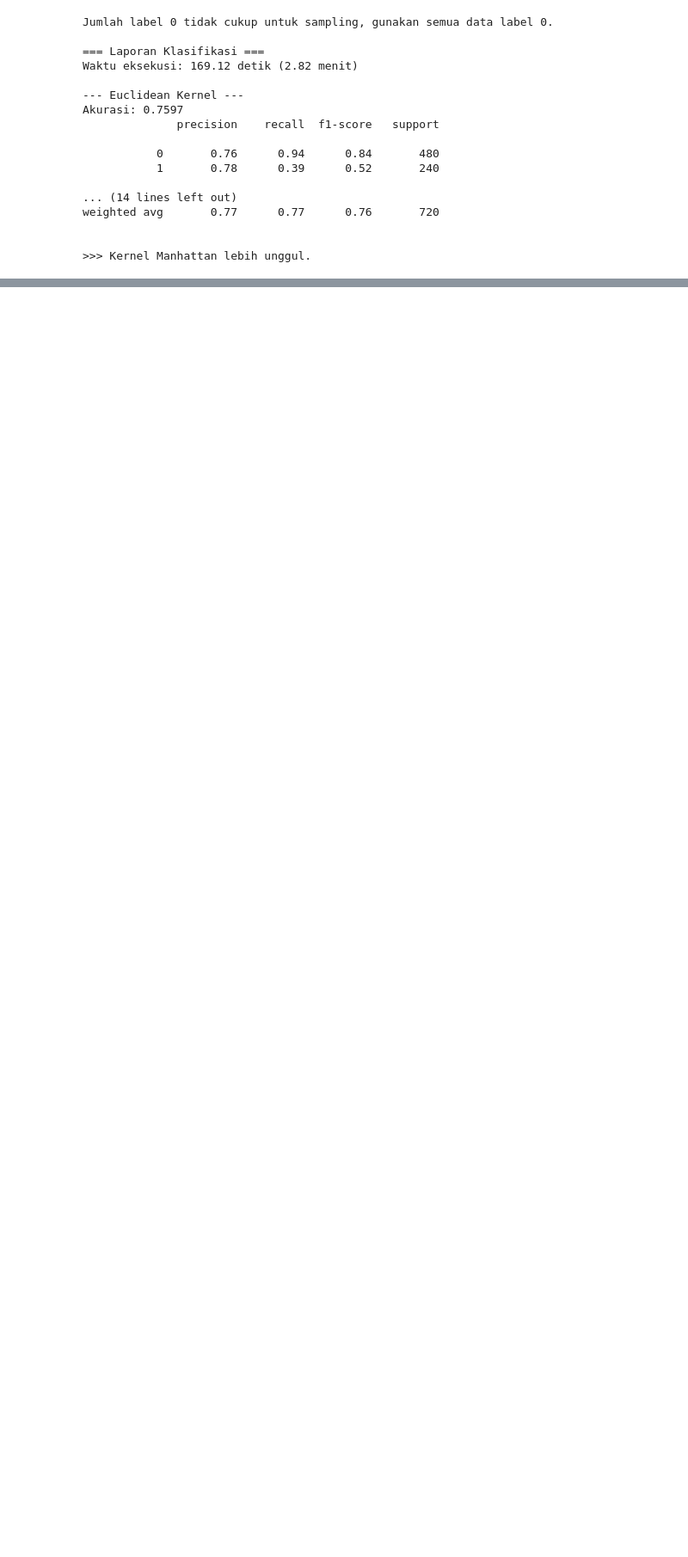
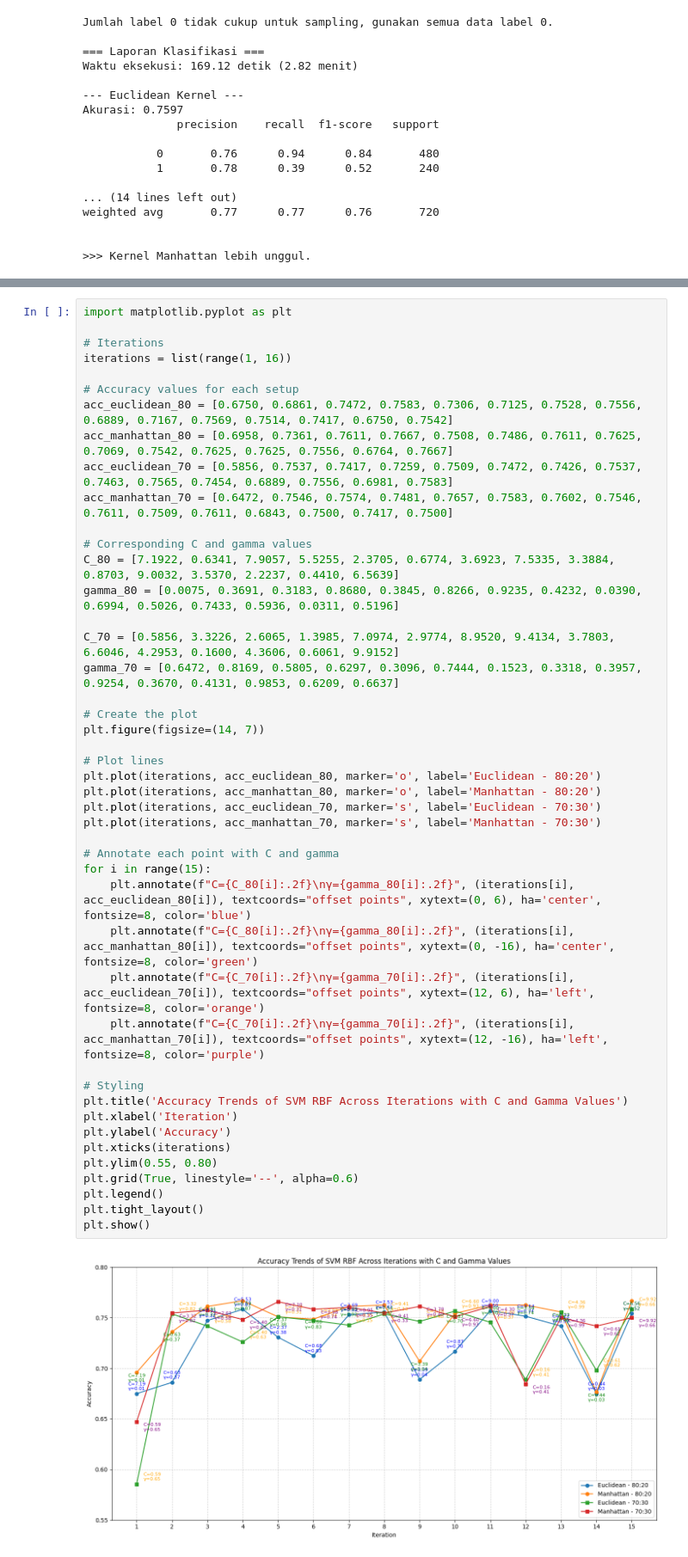
Before and after one commit to asrianda/jurnal, a Jupyter notebook: jurnal_SVM_Ilkom1.ipynb, the cells around one changed output, grey strips where cells are left out. Shown at 86% size. Cells and saved outputs as stored; diff of their text form; blank space fills up the shorter version.

```diff
--- a/jurnal_SVM_Ilkom1.ipynb
+++ b/jurnal_SVM_Ilkom1.ipynb
@@ -1344,0 +1436,47 @@ weighted avg       0.77      0.77      0.76       720
+# %%
+import matplotlib.pyplot as plt
+
+# Iterations
+iterations = list(range(1, 16))
+
+# Accuracy values for each setup
+acc_euclidean_80 = [0.6750, 0.6861, 0.7472, 0.7583, 0.7306, 0.7125, 0.7528, 0.7556, 0.6889, 0.7167, 0.7569, 0.7514, 0.7417, 0.6750, 0.7542]
+acc_manhattan_80 = [0.6958, 0.7361, 0.7611, 0.7667, 0.7508, 0.7486, 0.7611, 0.7625, 0.7069, 0.7542, 0.7625, 0.7625, 0.7556, 0.6764, 0.7667]
+acc_euclidean_70 = [0.5856, 0.7537, 0.7417, 0.7259, 0.7509, 0.7472, 0.7426, 0.7537, 0.7463, 0.7565, 0.7454, 0.6889, 0.7556, 0.6981, 0.7583]
+acc_manhattan_70 = [0.6472, 0.7546, 0.7574, 0.7481, 0.7657, 0.7583, 0.7602, 0.7546, 0.7611, 0.7509, 0.7611, 0.6843, 0.7500, 0.7417, 0.7500]
+
+# Corresponding C and gamma values
+C_80 = [7.1922, 0.6341, 7.9057, 5.5255, 2.3705, 0.6774, 3.6923, 7.5335, 3.3884, 0.8703, 9.0032, 3.5370, 2.2237, 0.4410, 6.5639]
+gamma_80 = [0.0075, 0.3691, 0.3183, 0.8680, 0.3845, 0.8266, 0.9235, 0.4232, 0.0390, 0.6994, 0.5026, 0.7433, 0.5936, 0.0311, 0.5196]
+
+C_70 = [0.5856, 3.3226, 2.6065, 1.3985, 7.0974, 2.9774, 8.9520, 9.4134, 3.7803, 6.6046, 4.2953, 0.1600, 4.3606, 0.6061, 9.9152]
+gamma_70 = [0.6472, 0.8169, 0.5805, 0.6297, 0.3096, 0.7444, 0.1523, 0.3318, 0.3957, 0.9254, 0.3670, 0.4131, 0.9853, 0.6209, 0.6637]
+
+# Create the plot
+plt.figure(figsize=(14, 7))
+
+# Plot lines
+plt.plot(iterations, acc_euclidean_80, marker='o', label='Euclidean - 80:20')
+plt.plot(iterations, acc_manhattan_80, marker='o', label='Manhattan - 80:20')
+plt.plot(iterations, acc_euclidean_70, marker='s', label='Euclidean - 70:30')
+plt.plot(iterations, acc_manhattan_70, marker='s', label='Manhattan - 70:30')
+
+# Annotate each point with C and gamma
+for i in range(15):
+    plt.annotate(f"C={C_80[i]:.2f}\nγ={gamma_80[i]:.2f}", (iterations[i], acc_euclidean_80[i]), textcoords="offset points", xytext=(0, 6), ha='center', fontsize=8, color='blue')
+    plt.annotate(f"C={C_80[i]:.2f}\nγ={gamma_80[i]:.2f}", (iterations[i], acc_manhattan_80[i]), textcoords="offset points", xytext=(0, -16), ha='center', fontsize=8, color='green')
+    plt.annotate(f"C={C_70[i]:.2f}\nγ={gamma_70[i]:.2f}", (iterations[i], acc_euclidean_70[i]), textcoords="offset points", xytext=(12, 6), ha='left', fontsize=8, color='orange')
+    plt.annotate(f"C={C_70[i]:.2f}\nγ={gamma_70[i]:.2f}", (iterations[i], acc_manhattan_70[i]), textcoords="offset points", xytext=(12, -16), ha='left', fontsize=8, color='purple')
+
+# Styling
+plt.title('Accuracy Trends of SVM RBF Across Iterations with C and Gamma Values')
+plt.xlabel('Iteration')
+plt.ylabel('Accuracy')
+plt.xticks(iterations)
+plt.ylim(0.55, 0.80)
+plt.grid(True, linestyle='--', alpha=0.6)
+plt.legend()
+plt.tight_layout()
+plt.show()
+# %% [output]
+[figure, added]
```
Also changed, not shown: parts of 17 cells of this notebook.
